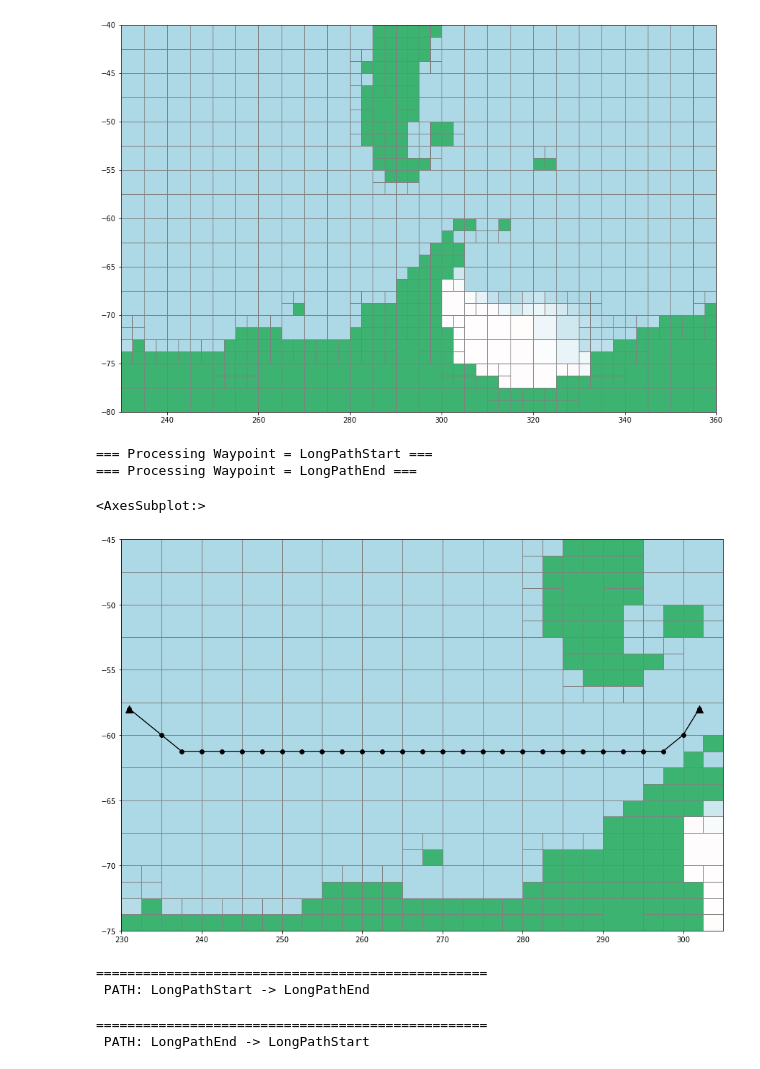
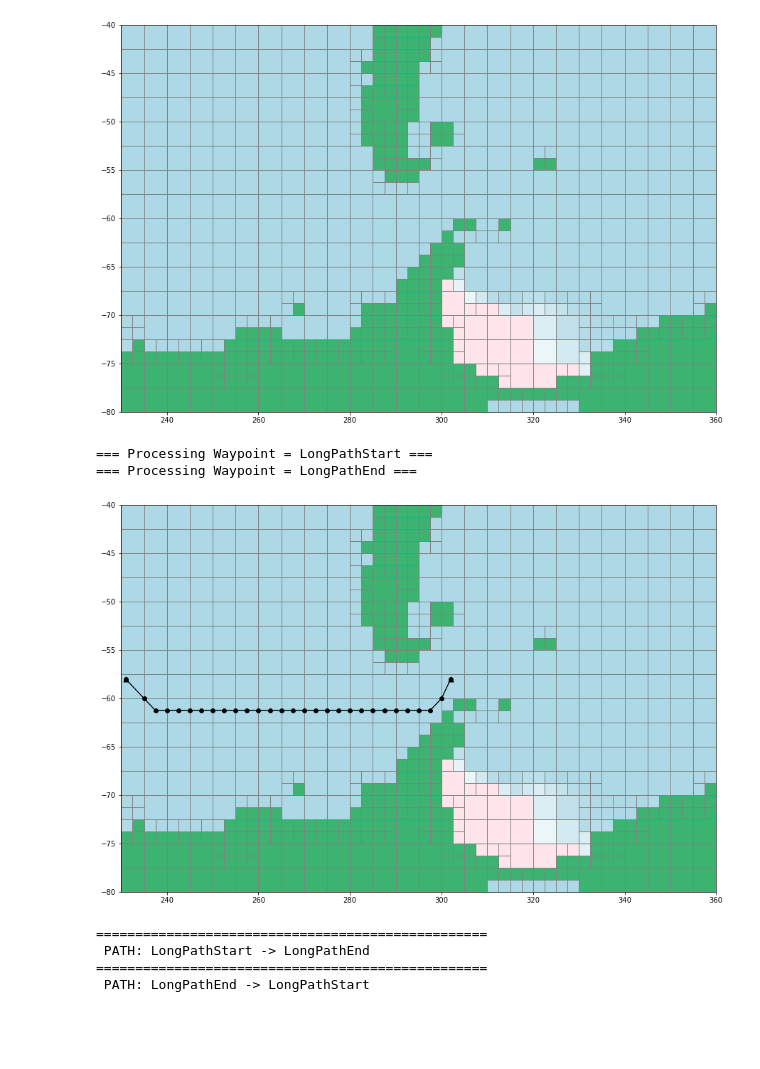
Before and after one commit to antarctica/PolarRoute, a Jupyter notebook: Examples/PathSmoothing/LongPaths.ipynb, the cells around one changed output. Drawn from its saved outputs; the diff is of its cells as text; code cells hidden in the pictures; blank space fills up the shorter version.

Commit message:
Path Smoothing - Coding Overhaul and mistake corrections across all smoothing function. Issues still remain that need to be addressed

```diff
--- a/Examples/PathSmoothing/LongPaths.ipynb
+++ b/Examples/PathSmoothing/LongPaths.ipynb
@@ -31,7 +32,7 @@ Y     = [-80,-40]
 d     = [5,2.5]
 OptInfo['Start Time']           = '2017-03-15'
 OptInfo['End Time']             = '2017-03-16'
-OptInfo['WayPoints']            = pd.read_csv('../../resources/WayPoint_LongPaths.csv')
+OptInfo['WayPoints']            = '../../resources/WayPoint_LongPaths.csv'
 OptInfo['MaxIceExtent']         = 0.8
 OptInfo['Zero Currents']        = True
 OptInfo['VariableSpeed']        = False
@@ -39,7 +40,6 @@ OptInfo['Time Unit']            = 'days'
 OptInfo['VehicleInfo']          = {}
 OptInfo['VehicleInfo']['Speed'] = 26.3
 OptInfo['VehicleInfo']['Unit']  = 'km/hr'
-OptInfo['Start Waypoints']      = None#['Palmer']
 # %%
 icePoints     = LoadIcePoints('../../Data/bsose_i122_2013to2017_1day_SeaIceArea.nc',OptInfo['Start Time'],OptInfo['End Time'])
 currentPoints = LoadCurrentPoints('../../Data/SOSE_surface_velocity_6yearMean_2005-2010.nc')
@@ -48,23 +48,22 @@ cellGrid = CellGrid(X[0],X[1],Y[0],Y[1],d[0],d[1])
 cellGrid.addIcePoints(icePoints)
 cellGrid.addCurrentPoints(currentPoints)
 cellGrid.recursiveSplit(1)
-cellGrid.plot()
+Plot.Mesh(cellGrid)
 # %% [output]
-[figure, old version]
+[figure, new version]
 # %%
 TT = TravelTime(cellGrid,OptInfo)
-TT.Dijkstra(verbrose=True)
-TT.PlotPaths(TT.Paths,routepoints=True,xlim=[230,305],ylim=[-75,-45])
+Paths = TT.Paths(verbrose=True)
+Plot.Paths(cellGrid,Paths,routepoints=True,Waypoints=TT.OptInfo['WayPoints'])
 # %% [output]
 === Processing Waypoint = LongPathStart ===
 === Processing Waypoint = LongPathEnd ===
-<AxesSubplot:>
-[figure, old version]
+[figure, new version]
-# %%
-TT.PathSmoothing(maxiter=250)
-# %% [output]
-==================================================
- PATH: LongPathStart -> LongPathEnd
-==================================================
- PATH: LongPathEnd -> LongPathStart
+# %%
+SmoothedPaths = TT.PathSmoothing(Paths,maxiter=150)
+# %% [output]
+==================================================
+ PATH: LongPathStart -> LongPathEnd
+==================================================
+ PATH: LongPathEnd -> LongPathStart
 # %%
```
Also changed, not shown: parts of 4 cells of this notebook, 18 other files.
